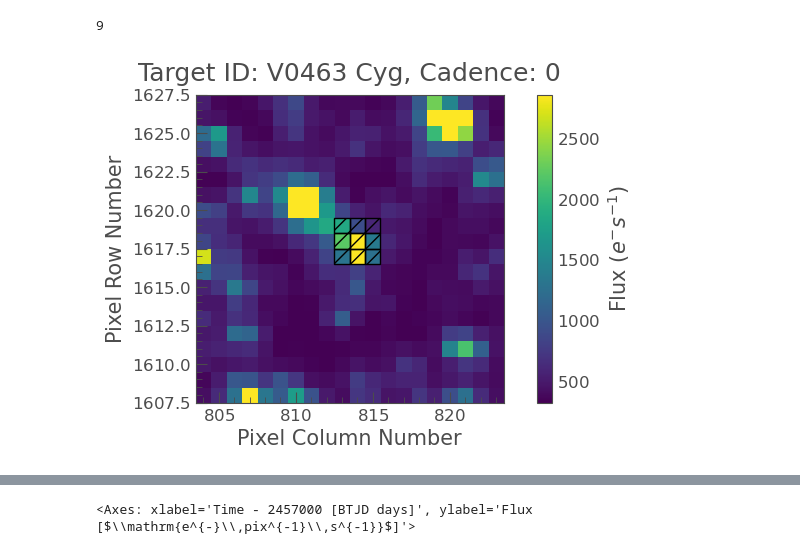
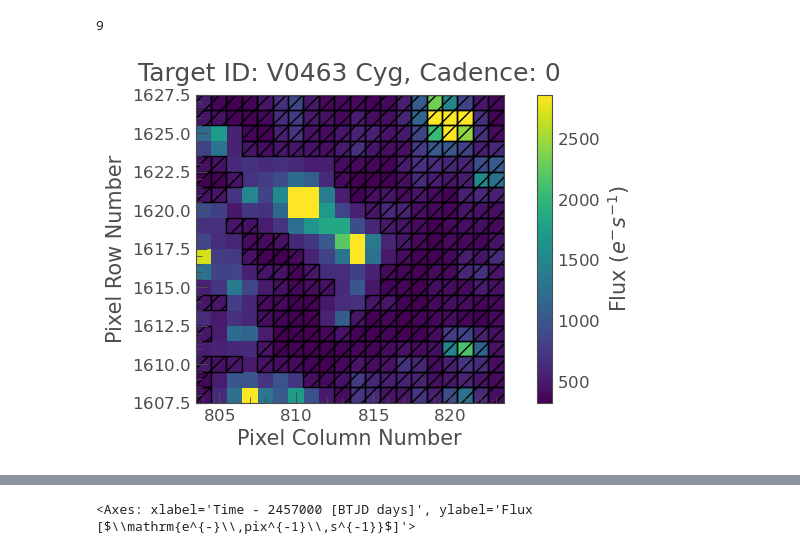
Before and after one commit to pdeeskow/TESS-BAV, a Jupyter notebook: TESS_CUT.ipynb, the cells around one changed output, grey strips where cells are left out. Saved outputs shown, nothing was run; the diff lists cells and outputs as text; code cells hidden in the pictures.

Commit message:
BACKGROUND EXTRACTION TESTED

```diff
--- a/TESS_CUT.ipynb
+++ b/TESS_CUT.ipynb
@@ -33,10 +33,13 @@ n_target_pixels = target_mask.sum()
 n_target_pixels
 # %% [output]
 9
+# %%
+background_mask = tpf.create_threshold_mask(threshold=0, reference_pixel='center')
+background_mask = ~background_mask
 # %%
-tpf.plot(aperture_mask=target_mask, mask_color='k');
+tpf.plot(aperture_mask=background_mask, mask_color='k');
 # %% [output]
-[figure, old version]
+[figure, new version]
 # %%
 tpf.animate()
 # %% [output]
```
Also changed, not shown: parts of 12 cells of this notebook.
